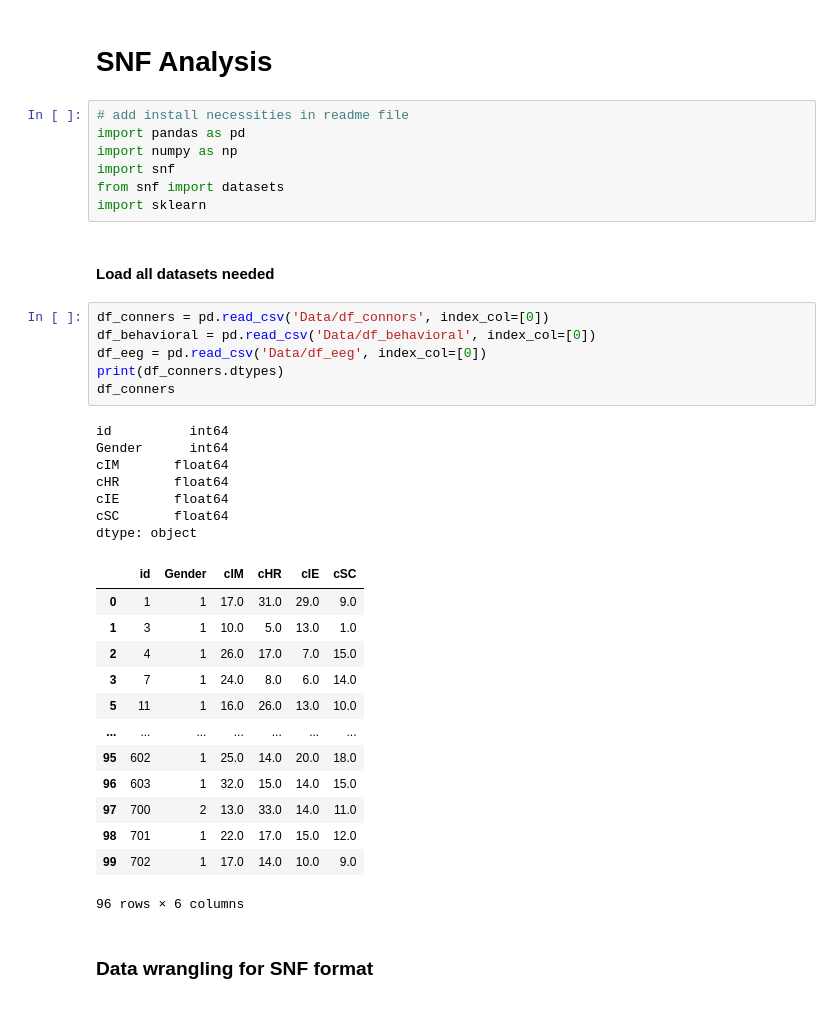
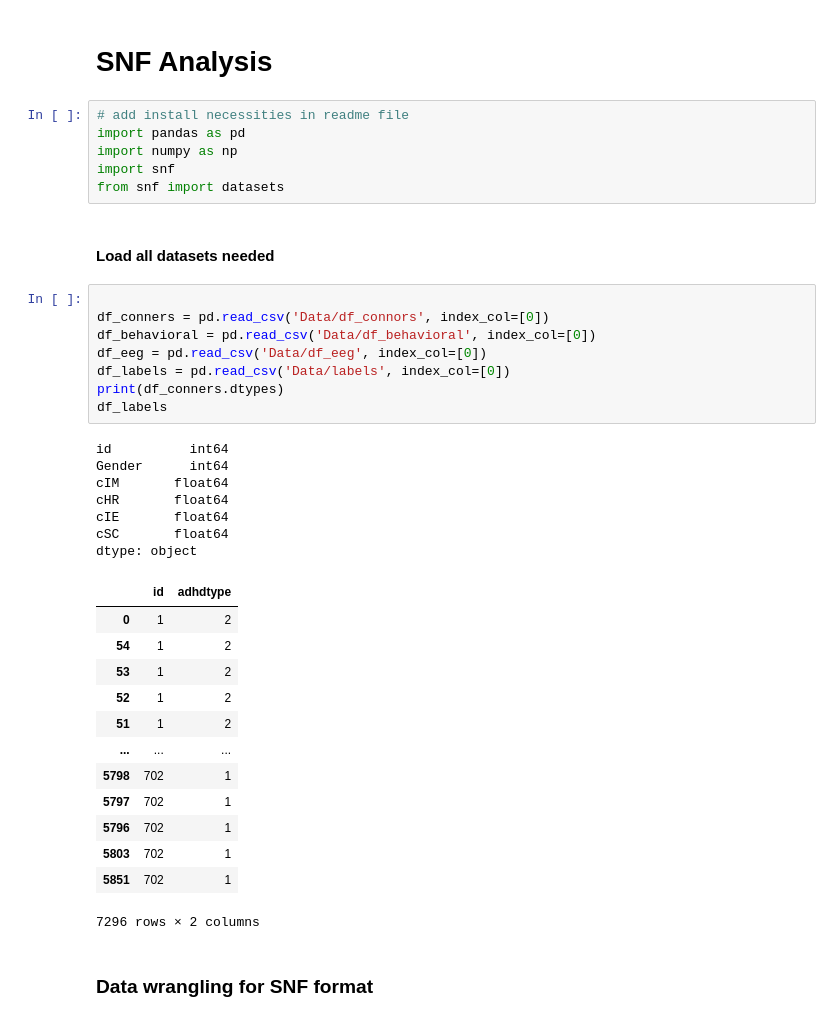
Before and after one commit to brainhack-school2020/ADHDsubtypes_project, a Jupyter notebook: SNF.ipynb, the cells around one changed output. Cells and saved outputs as stored; diff of their text form.

```diff
--- a/SNF.ipynb
+++ b/SNF.ipynb
@@ -6,36 +6,37 @@ import pandas as pd
 import numpy as np
 import snf
 from snf import datasets
-import sklearn
 # %% [markdown]
 #### Load all datasets needed
 # %%
+
 df_conners = pd.read_csv('Data/df_connors', index_col=[0])
 df_behavioral = pd.read_csv('Data/df_behavioral', index_col=[0])
 df_eeg = pd.read_csv('Data/df_eeg', index_col=[0])
+df_labels = pd.read_csv('Data/labels', index_col=[0])
 print(df_conners.dtypes)
-df_conners
+df_labels
 # %% [output]
 id          int64
 Gender      int64
 cIM       float64
 cHR       float64
 cIE       float64
 cSC       float64
 dtype: object
-|  | id | Gender | cIM | cHR | cIE | cSC |
-| 0 | 1 | 1 | 17.0 | 31.0 | 29.0 | 9.0 |
-| 1 | 3 | 1 | 10.0 | 5.0 | 13.0 | 1.0 |
-| 2 | 4 | 1 | 26.0 | 17.0 | 7.0 | 15.0 |
-| 3 | 7 | 1 | 24.0 | 8.0 | 6.0 | 14.0 |
-| 5 | 11 | 1 | 16.0 | 26.0 | 13.0 | 10.0 |
-| ... | ... | ... | ... | ... | ... | ... |
-| 95 | 602 | 1 | 25.0 | 14.0 | 20.0 | 18.0 |
-| 96 | 603 | 1 | 32.0 | 15.0 | 14.0 | 15.0 |
-| 97 | 700 | 2 | 13.0 | 33.0 | 14.0 | 11.0 |
-| 98 | 701 | 1 | 22.0 | 17.0 | 15.0 | 12.0 |
-| 99 | 702 | 1 | 17.0 | 14.0 | 10.0 | 9.0 |
+|  | id | adhdtype |
+| 0 | 1 | 2 |
+| 54 | 1 | 2 |
+| 53 | 1 | 2 |
+| 52 | 1 | 2 |
+| 51 | 1 | 2 |
+| ... | ... | ... |
+| 5798 | 702 | 1 |
+| 5797 | 702 | 1 |
+| 5796 | 702 | 1 |
+| 5803 | 702 | 1 |
+| 5851 | 702 | 1 |
-96 rows × 6 columns
+7296 rows × 2 columns
 # %% [markdown]
 ### Data wrangling for SNF format
 # %% [markdown]
```
Also changed, not shown: parts of 20 cells of this notebook, 1 other file.
